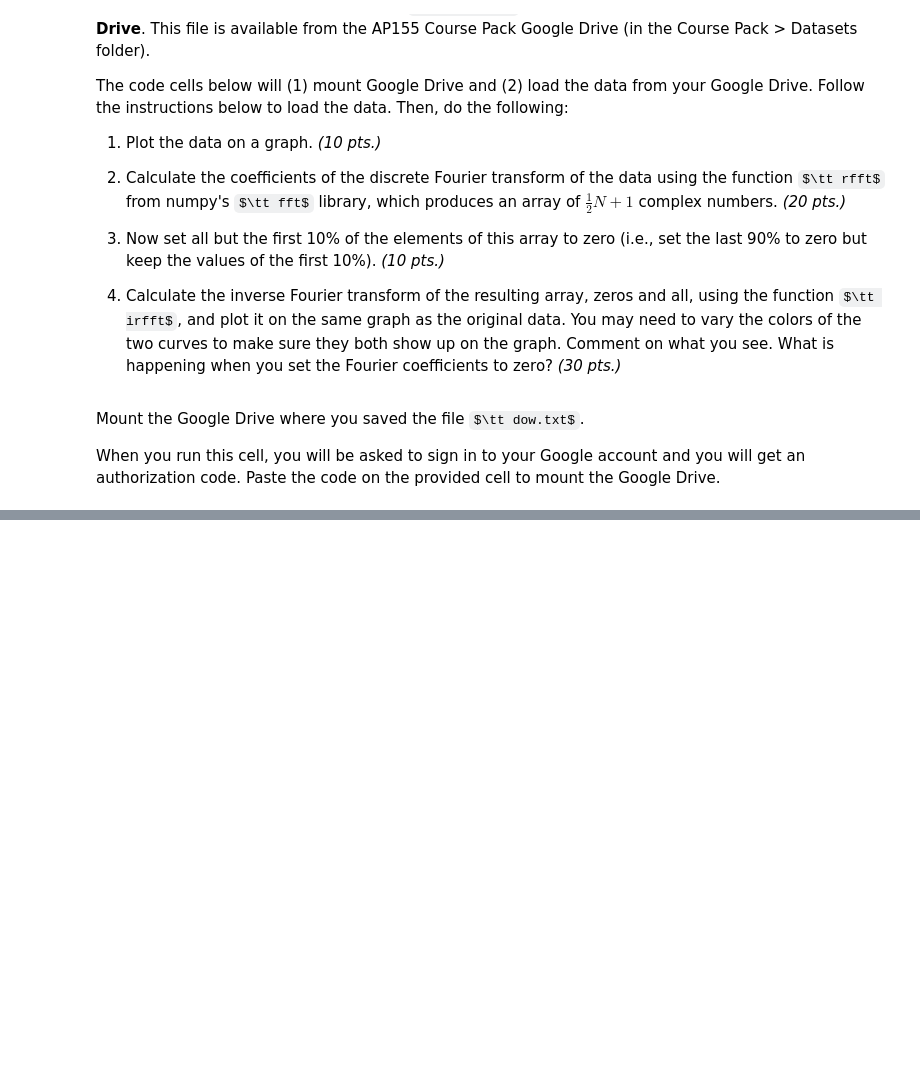
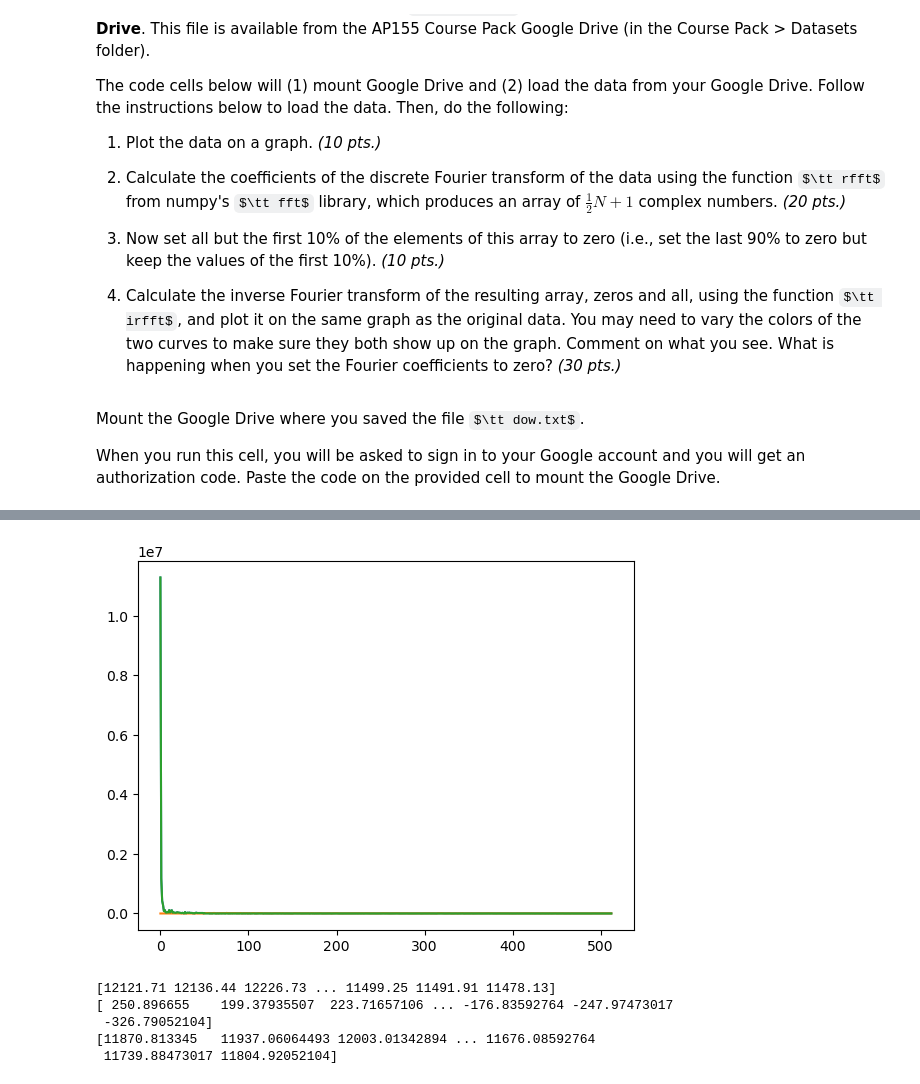
Before and after one commit to mjluminarias/apphy155hx3, a Jupyter notebook: lab_assignments/lab_assignment_03/lab_assignment_module3_luminarias11-2-23.ipynb, the cells around one changed output, grey strips where cells are left out. Cells and saved outputs as stored; diff of their text form; code cells hidden in the pictures; some formulas as TeX source; blank space fills up the shorter version.

```diff
--- a/lab_assignments/lab_assignment_03/lab_assignment_module3_luminarias11-2-23.ipynb
+++ b/lab_assignments/lab_assignment_03/lab_assignment_module3_luminarias11-2-23.ipynb
@@ -88,0 +179,7 @@ Now you can start to write code for this problem!
+# %%
+ft_dowi10 = ft_dow.copy()
+ft_dowl90 = ft_dow.copy()
+ft_dowi10[:len(ft_dow)//10] = 0 # This turns the lower 90% to zero
+ft_dowl90[len(ft_dow)//10:] = 0
+print(ft_dowi10)
+print(ft_dowl90)
@@ -88,0 +204,21 @@ Now you can start to write code for this problem!
+# %%
+plt.plot(abs(ft_dow))
+plt.plot(abs(ft_dowi10))
+plt.plot(abs(ft_dowl90))
+plt.show()
+# %% [output]
+[figure, added]
+# %%
+from numpy.fft import irfft
+inv_ft_dow = irfft(ft_dow)
+inv_ft_dowi10 = irfft(ft_dowi10)
+inv_ft_dowl90 = irfft(ft_dowl90)
+print(inv_ft_dow)
+print(inv_ft_dowi10)
+print(inv_ft_dowl90)
+# %% [output]
+[12121.71 12136.44 12226.73 ... 11499.25 11491.91 11478.13]
+[ 250.896655    199.37935507  223.71657106 ... -176.83592764 -247.97473017
+ -326.79052104]
+[11870.813345   11937.06064493 12003.01342894 ... 11676.08592764
+ 11739.88473017 11804.92052104]
```
Also changed, not shown: parts of 20 cells of this notebook, 7 other files.
